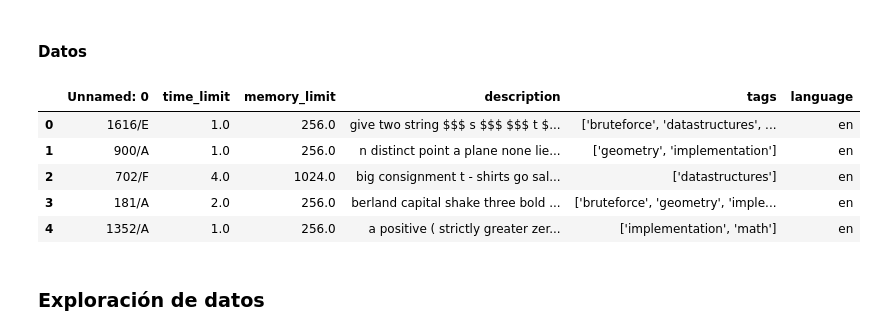
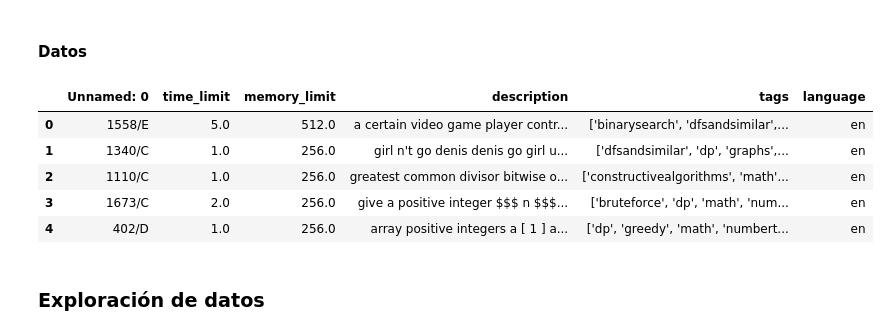
Before and after one commit to ARJ-Code/codeforce-tag-predictor, a Jupyter notebook: src/knn_model/knn.ipynb, the cells around one changed output. Cells and saved outputs as stored; diff of their text form; code cells hidden in the pictures.

```diff
--- a/src/knn_model/knn.ipynb
+++ b/src/knn_model/knn.ipynb
@@ -14,16 +14,18 @@ from sklearn.multiclass import OneVsRestClassifier
 ### Prediccion de tags usando KNN-Multietiqueta
 # %% [markdown]
 #### Datos
-# %%
-data = pd.read_csv('../../data/en_CTP10.csv')
-data.head()
-# %% [output]
-|  | Unnamed: 0 | time_limit | memory_limit | description | tags | language |
-| 0 | 1616/E | 1.0 | 256.0 | give two string $$$ s $$$ $$$ t $... | ['bruteforce', 'datastructures', ... | en |
-| 1 | 900/A | 1.0 | 256.0 | n distinct point a plane none lie... | ['geometry', 'implementation'] | en |
-| 2 | 702/F | 4.0 | 1024.0 | big consignment t - shirts go sal... | ['datastructures'] | en |
-| 3 | 181/A | 2.0 | 256.0 | berland capital shake three bold ... | ['bruteforce', 'geometry', 'imple... | en |
-| 4 | 1352/A | 1.0 | 256.0 | a positive ( strictly greater zer... | ['implementation', 'math'] | en |
+# %%
+train_data = pd.read_csv('../../data/train.csv')
+validation_data = pd.read_csv('../../data/validation.csv')
+test_data = pd.read_csv('../../data/test.csv')
+train_data.head()
+# %% [output]
+|  | Unnamed: 0 | time_limit | memory_limit | description | tags | language |
+| 0 | 1558/E | 5.0 | 512.0 | a certain video game player contr... | ['binarysearch', 'dfsandsimilar',... | en |
+| 1 | 1340/C | 1.0 | 256.0 | girl n't go denis denis go girl u... | ['dfsandsimilar', 'dp', 'graphs',... | en |
+| 2 | 1110/C | 1.0 | 256.0 | greatest common divisor bitwise o... | ['constructivealgorithms', 'math'... | en |
+| 3 | 1673/C | 2.0 | 256.0 | give a positive integer $$$ n $$$... | ['bruteforce', 'dp', 'math', 'num... | en |
+| 4 | 402/D | 1.0 | 256.0 | array positive integers a [ 1 ] a... | ['dp', 'greedy', 'math', 'numbert... | en |
 # %% [markdown]
 ### Exploración de datos
 # %% [markdown]
```
Also changed, not shown: parts of 30 cells of this notebook, 1 other file.
